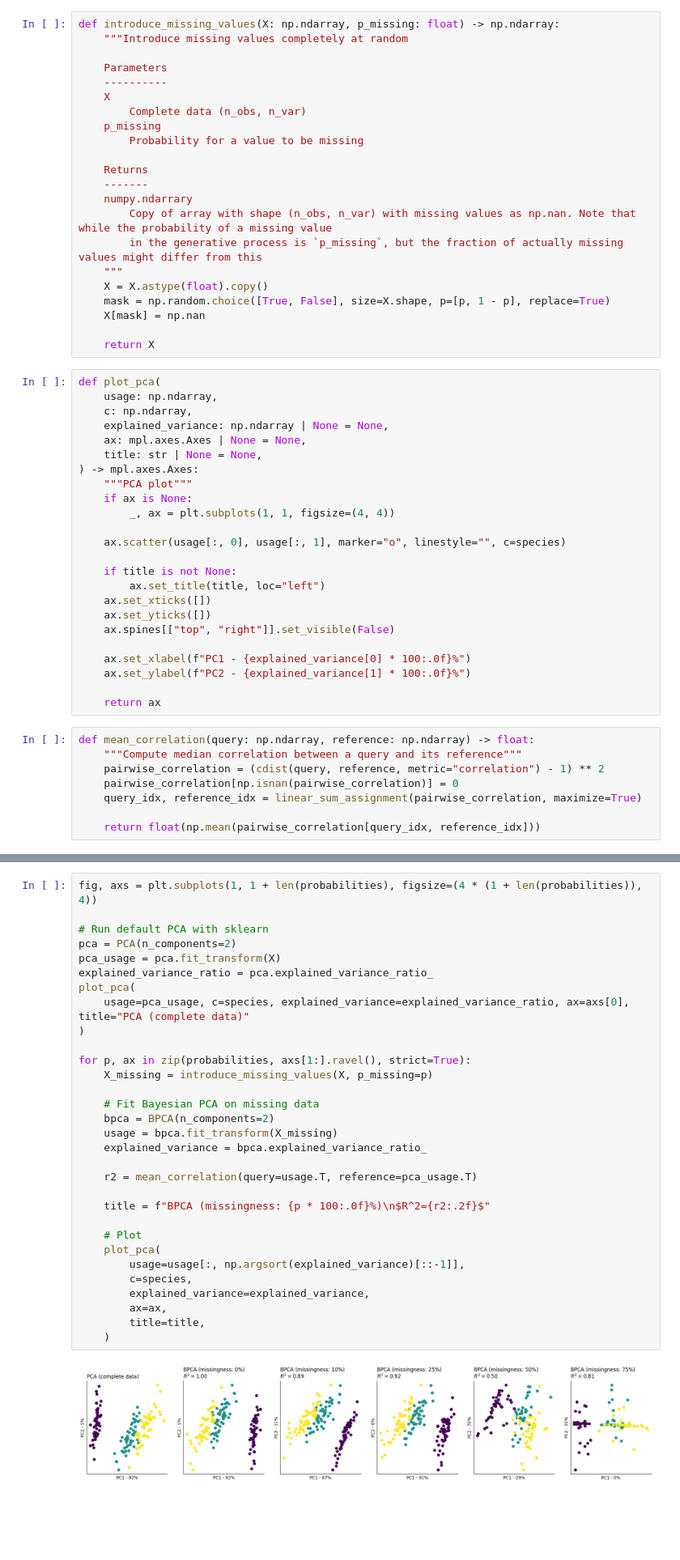
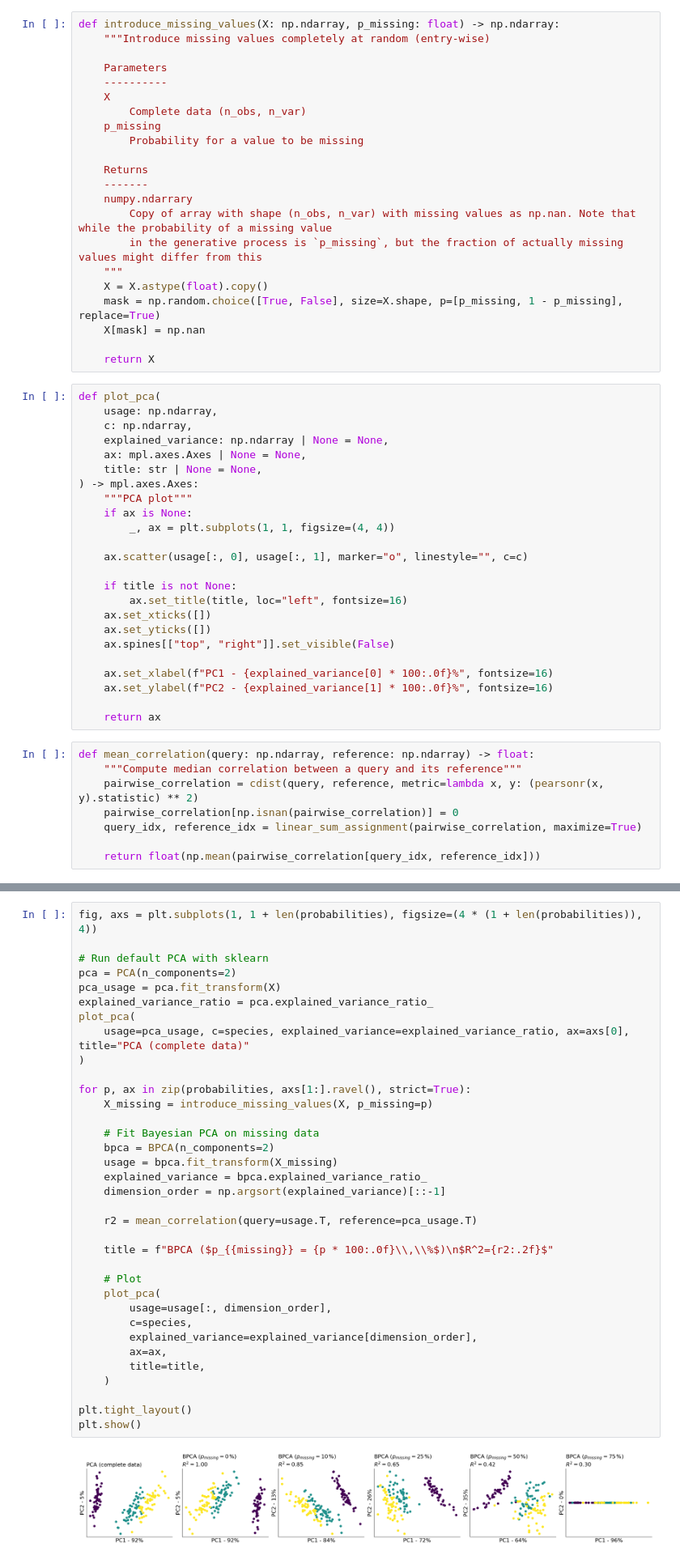
Before and after one commit to lucas-diedrich/bpca, a Jupyter notebook: docs/tutorials/001_iris-data.ipynb, the cells around one changed output, grey strips where cells are left out. Shown at 81% size. Saved outputs shown, nothing was run; the diff lists cells and outputs as text; blank space fills up the shorter version.

```diff
--- a/docs/tutorials/001_iris-data.ipynb
+++ b/docs/tutorials/001_iris-data.ipynb
@@ -21,6 +27,6 @@ We define some helper functions that help us to introduce missing data into the
 # %%
 def introduce_missing_values(X: np.ndarray, p_missing: float) -> np.ndarray:
-    """Introduce missing values completely at random
+    """Introduce missing values completely at random (entry-wise)
 
     Parameters
     ----------
@@ -36,7 +42,7 @@ def introduce_missing_values(X: np.ndarray, p_missing: float) -> np.ndarray:
         in the generative process is `p_missing`, but the fraction of actually missing values might differ from this
     """
     X = X.astype(float).copy()
-    mask = np.random.choice([True, False], size=X.shape, p=[p, 1 - p], replace=True)
+    mask = np.random.choice([True, False], size=X.shape, p=[p_missing, 1 - p_missing], replace=True)
     X[mask] = np.nan
 
     return X
@@ -52,22 +58,22 @@ def plot_pca(
     if ax is None:
         _, ax = plt.subplots(1, 1, figsize=(4, 4))
 
-    ax.scatter(usage[:, 0], usage[:, 1], marker="o", linestyle="", c=species)
+    ax.scatter(usage[:, 0], usage[:, 1], marker="o", linestyle="", c=c)
 
     if title is not None:
-        ax.set_title(title, loc="left")
+        ax.set_title(title, loc="left", fontsize=16)
     ax.set_xticks([])
     ax.set_yticks([])
     ax.spines[["top", "right"]].set_visible(False)
 
-    ax.set_xlabel(f"PC1 - {explained_variance[0] * 100:.0f}%")
-    ax.set_ylabel(f"PC2 - {explained_variance[1] * 100:.0f}%")
+    ax.set_xlabel(f"PC1 - {explained_variance[0] * 100:.0f}%", fontsize=16)
+    ax.set_ylabel(f"PC2 - {explained_variance[1] * 100:.0f}%", fontsize=16)
 
     return ax
 # %%
 def mean_correlation(query: np.ndarray, reference: np.ndarray) -> float:
     """Compute median correlation between a query and its reference"""
-    pairwise_correlation = (cdist(query, reference, metric="correlation") - 1) ** 2
+    pairwise_correlation = cdist(query, reference, metric=lambda x, y: (pearsonr(x, y).statistic) ** 2)
     pairwise_correlation[np.isnan(pairwise_correlation)] = 0
     query_idx, reference_idx = linear_sum_assignment(pairwise_correlation, maximize=True)
 
@@ -92,34 +99,38 @@ Note that the `BPCA` class has the same API as the sklearn `PCA` class. We will
 # %%
 fig, axs = plt.subplots(1, 1 + len(probabilities), figsize=(4 * (1 + len(probabilities)), 4))
 
 # Run default PCA with sklearn
 pca = PCA(n_components=2)
 pca_usage = pca.fit_transform(X)
 explained_variance_ratio = pca.explained_variance_ratio_
 plot_pca(
     usage=pca_usage, c=species, explained_variance=explained_variance_ratio, ax=axs[0], title="PCA (complete data)"
 )
 
 for p, ax in zip(probabilities, axs[1:].ravel(), strict=True):
     X_missing = introduce_missing_values(X, p_missing=p)
 
     # Fit Bayesian PCA on missing data
     bpca = BPCA(n_components=2)
     usage = bpca.fit_transform(X_missing)
     explained_variance = bpca.explained_variance_ratio_
+    dimension_order = np.argsort(explained_variance)[::-1]
 
     r2 = mean_correlation(query=usage.T, reference=pca_usage.T)
 
-    title = f"BPCA (missingness: {p * 100:.0f}%)\n$R^2={r2:.2f}$"
+    title = f"BPCA ($p_{{missing}} = {p * 100:.0f}\\,\\%$)\n$R^2={r2:.2f}$"
 
     # Plot
     plot_pca(
-        usage=usage[:, np.argsort(explained_variance)[::-1]],
+        usage=usage[:, dimension_order],
         c=species,
-        explained_variance=explained_variance,
+        explained_variance=explained_variance[dimension_order],
         ax=ax,
         title=title,
     )
+
+plt.tight_layout()
+plt.show()
 # %% [output]
-[figure, old version]
+[figure, new version]
 # %% [markdown]
```
Also changed, not shown: parts of 9 cells of this notebook, 2 other files.
